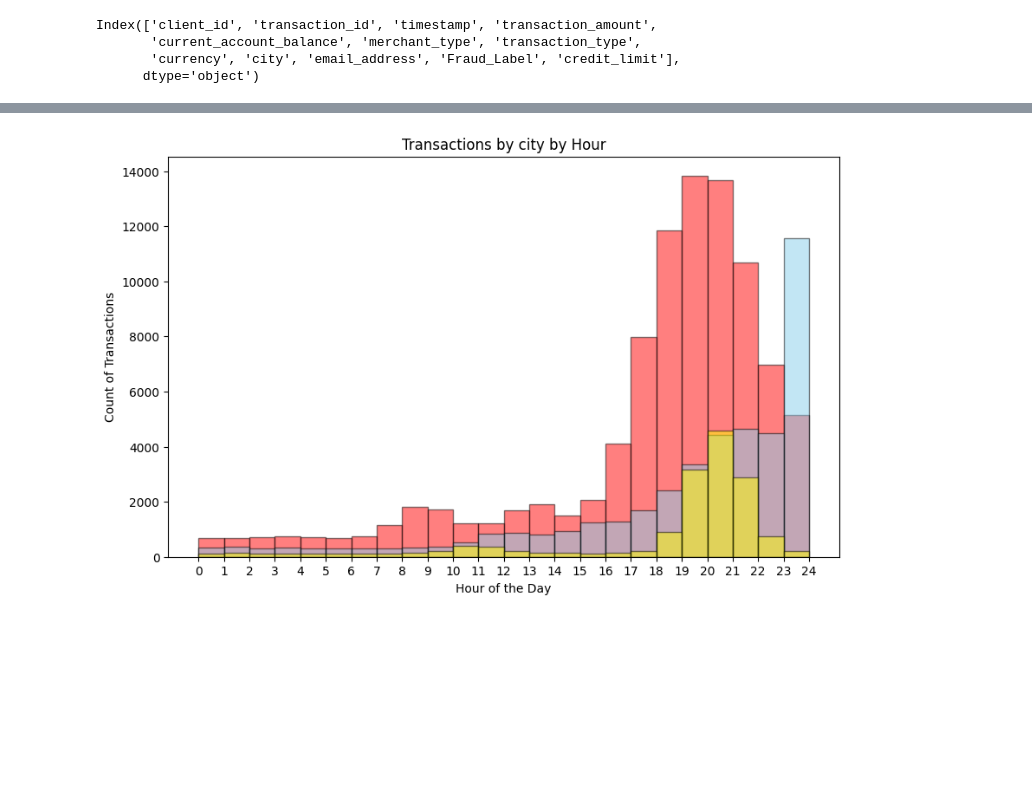
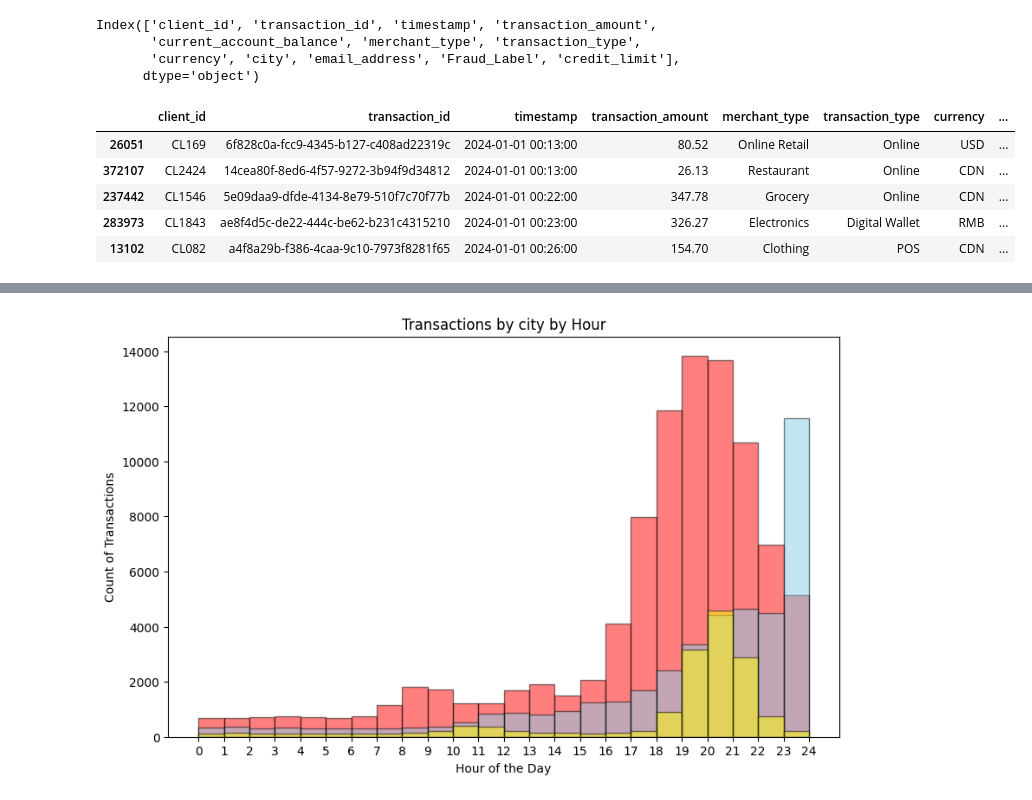
Before and after one commit to JisongX/Fraud-Detection, a Jupyter notebook: synthetic_data_generator/Scenario_Based_data_generation_dataset.ipynb, the cells around one changed output, grey strips where cells are left out. Saved outputs shown, nothing was run; the diff lists cells and outputs as text; code cells hidden in the pictures; blank space fills up the shorter version.

```diff
--- a/synthetic_data_generator/Scenario_Based_data_generation_dataset.ipynb
+++ b/synthetic_data_generator/Scenario_Based_data_generation_dataset.ipynb
@@ -365,4 +369,11 @@ Index(['client_id', 'transaction_id', 'timestamp', 'transaction_amount',
 # %%
-df.sort_values(by='timestamp', inplace=True)
-df.to_csv('more_realistic_fraud_dataset.csv', index=False)
+### Exploration
+df.head()
+# %% [output]
+|  | client_id | transaction_id | timestamp | transaction_amount | merchant_type | transaction_type | currency | ... |
+| 26051 | CL169 | 6f828c0a-fcc9-4345-b127-c408ad22319c | 2024-01-01 00:13:00 | 80.52 | Online Retail | Online | USD | ... |
+| 372107 | CL2424 | 14cea80f-8ed6-4f57-9272-3b94f9d34812 | 2024-01-01 00:13:00 | 26.13 | Restaurant | Online | CDN | ... |
+| 237442 | CL1546 | 5e09daa9-dfde-4134-8e79-510f7c70f77b | 2024-01-01 00:22:00 | 347.78 | Grocery | Online | CDN | ... |
+| 283973 | CL1843 | ae8f4d5c-de22-444c-be62-b231c4315210 | 2024-01-01 00:23:00 | 326.27 | Electronics | Digital Wallet | RMB | ... |
+| 13102 | CL082 | a4f8a29b-f386-4caa-9c10-7973f8281f65 | 2024-01-01 00:26:00 | 154.70 | Clothing | POS | CDN | ... |
 # %%
```
Also changed, not shown: parts of 6 cells of this notebook.
